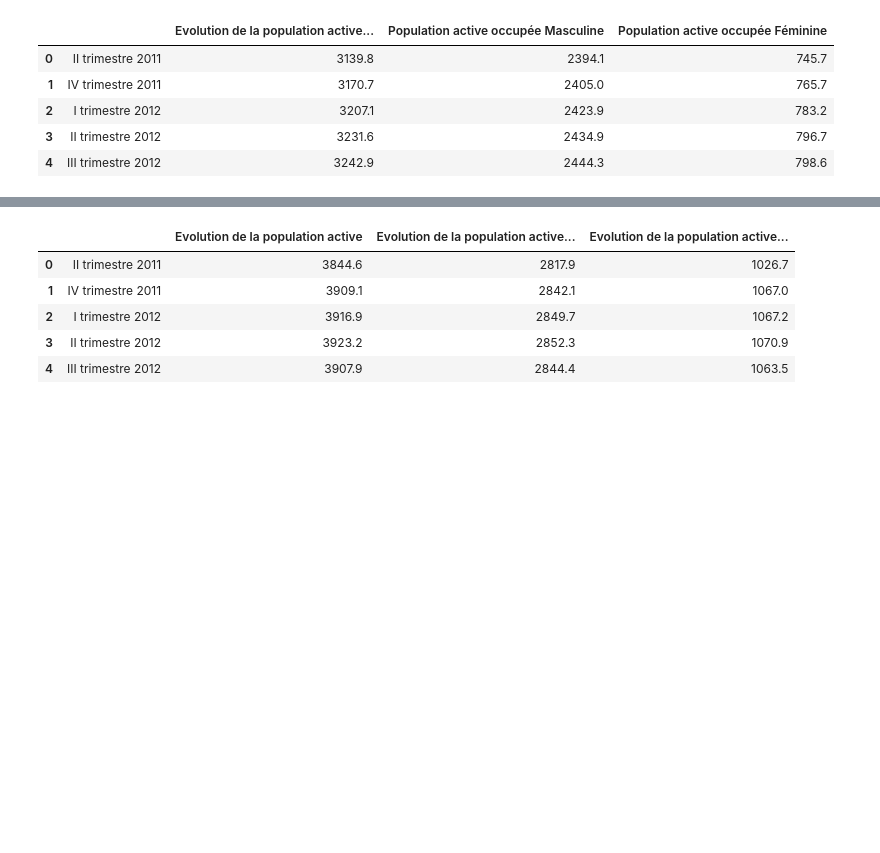
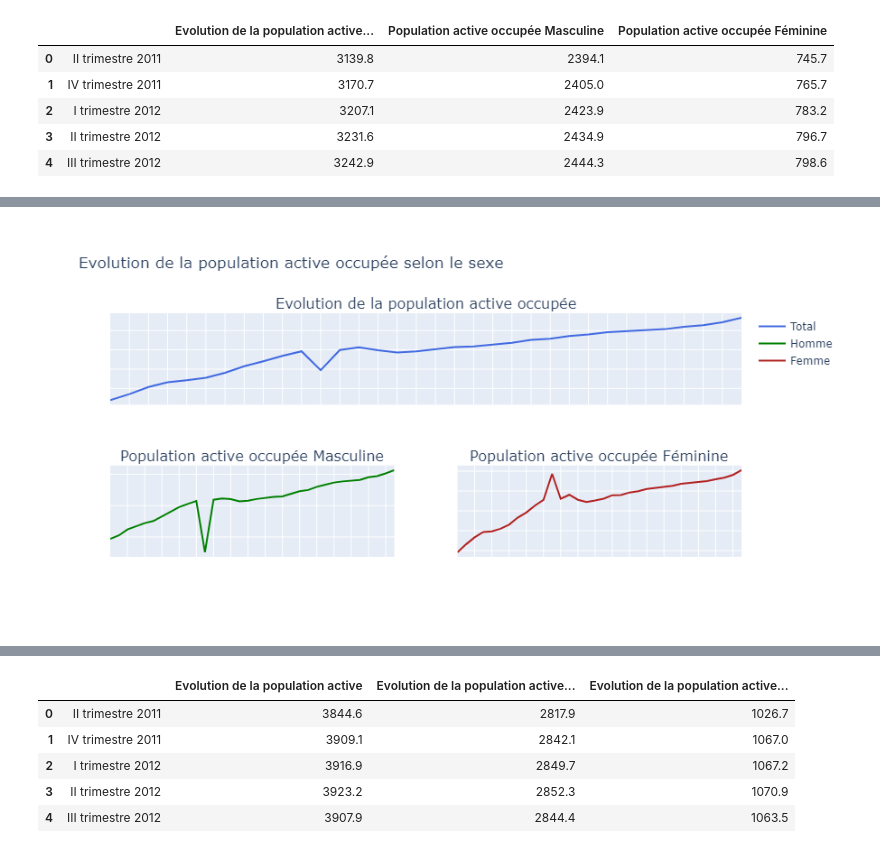
Before and after one commit to SoulaimenTheGreat/Employment-in-Tunisia-Data, a Jupyter notebook: code/raw_code/data_plotting/Data_visualisation.ipynb, the cells around one changed output, grey strips where cells are left out. Saved outputs shown, nothing was run; the diff lists cells and outputs as text; code cells hidden in the pictures; blank space fills up the shorter version.

```diff
--- a/code/raw_code/data_plotting/Data_visualisation.ipynb
+++ b/code/raw_code/data_plotting/Data_visualisation.ipynb
@@ -19,7 +19,7 @@ df_Population_A_1.head()
 | 4 | III trimestre 2012 | 3242.9 | 2444.3 | 798.6 |
 # %%
 # Initialize figure with subplots
-fig = make_subplots(
+fig1 = make_subplots(
     rows=2, cols=2,
     specs=[[{"colspan": 2}, None],
         [{}, {}]
@@ -27,16 +27,16 @@ fig = make_subplots(
     subplot_titles=("Evolution de la population active occupée","Population active occupée Masculine", "Population active occupée Féminine"))
 
 # fig = go.Figure()
-fig.add_trace(go.Scatter(x=df_Population_A_1[' '], y=df_Population_A_1['Evolution de la population active occupée'], name='Total',
+fig1.add_trace(go.Scatter(x=df_Population_A_1[' '], y=df_Population_A_1['Evolution de la population active occupée'], name='Total',
                           line = dict(color='royalblue')),row=1, col=1)
-fig.add_trace(go.Scatter(x=df_Population_A_1[' '], y=df_Population_A_1['Population active occupée Masculine'], name='Homme',
+fig1.add_trace(go.Scatter(x=df_Population_A_1[' '], y=df_Population_A_1['Population active occupée Masculine'], name='Homme',
                          line = dict(color='green')),row=2, col=1)
-fig.add_trace(go.Scatter(x=df_Population_A_1[' '], y=df_Population_A_1['Population active occupée Féminine'], name='Femme',
+fig1.add_trace(go.Scatter(x=df_Population_A_1[' '], y=df_Population_A_1['Population active occupée Féminine'], name='Femme',
                          line = dict(color='firebrick')),row=2, col=2)
 # Edit the layout
-fig.update_layout(title='Evolution de la population active occupée selon le sexe')
-fig.update_xaxes(showticklabels=False)
-fig.update_yaxes(showticklabels=False)
-fig.show()
+fig1.update_layout(title='Evolution de la population active occupée selon le sexe')
+fig1.update_xaxes(showticklabels=False)
+fig1.update_yaxes(showticklabels=False)
+fig1.show()
 # %% [output]
 [interactive output not drawn]
@@ -44 +43,2 @@ fig.show()
+[figure, added]
 # %%
```
Also changed, not shown: parts of 7 cells of this notebook, 1 other file.
